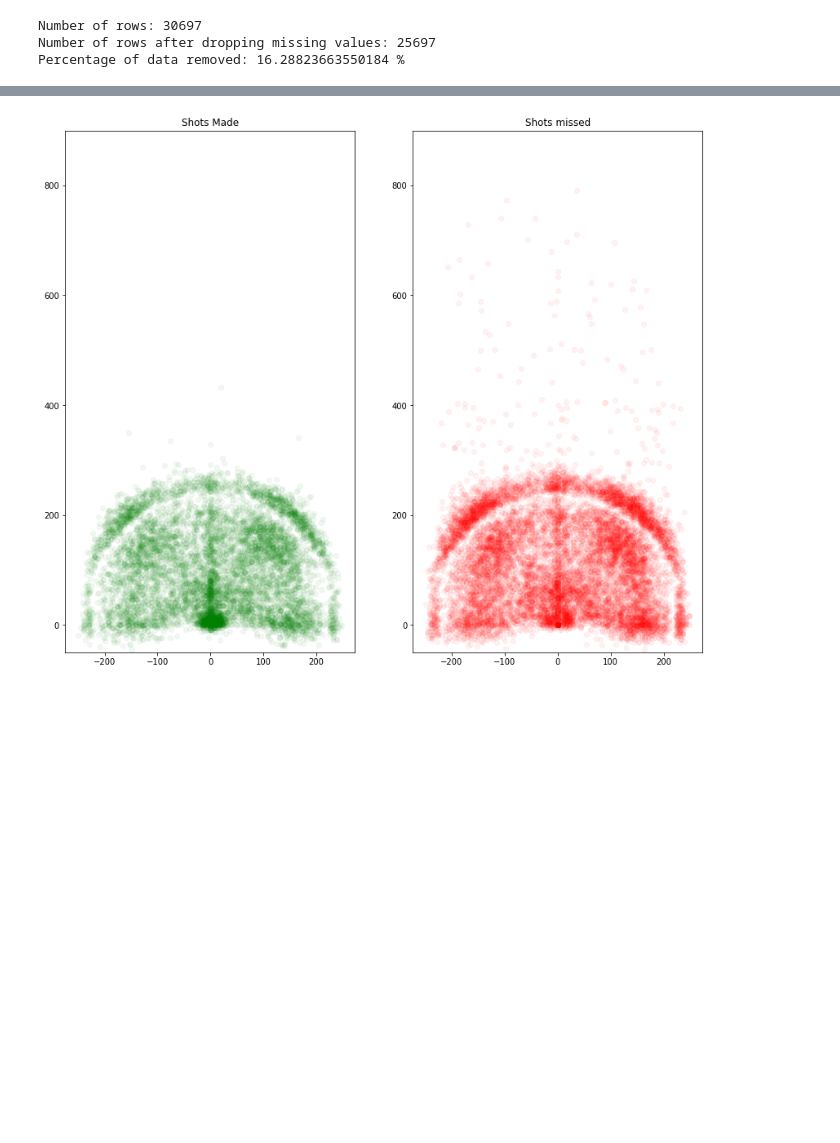
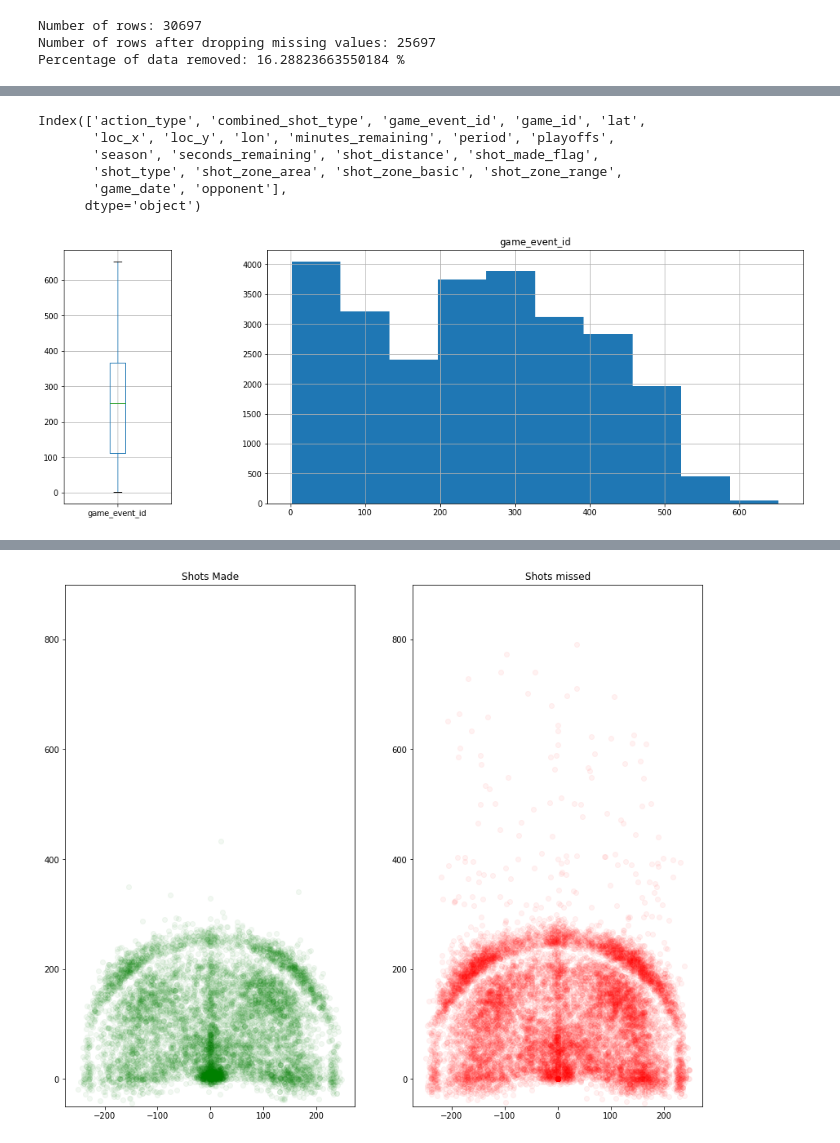
Before and after one commit to mitirmizi/koby-bryant-shot-selection, a Jupyter notebook: ismail_eda.ipynb, the cells around one changed output, grey strips where cells are left out. Drawn from its saved outputs; the diff is of its cells as text; code cells hidden in the pictures; blank space fills up the shorter version.

```diff
--- a/ismail_eda.ipynb
+++ b/ismail_eda.ipynb
@@ -55,5 +72,5 @@ Removing columns:
 # %%
-df = df.drop(labels=['team_name', 'team_id', 'matchup'], axis='columns')
+df = df.drop(labels=['team_name', 'team_id', 'matchup', 'shot_id'], axis='columns')
 # %% [markdown]
 Total columns removed: **3**
 # %% [markdown]
@@ -80,0 +102,16 @@ Percentage of data removed: 16.28823663550184 %
+# %%
+df.columns
+# %% [output]
+Index(['action_type', 'combined_shot_type', 'game_event_id', 'game_id', 'lat',
+       'loc_x', 'loc_y', 'lon', 'minutes_remaining', 'period', 'playoffs',
+       'season', 'seconds_remaining', 'shot_distance', 'shot_made_flag',
+       'shot_type', 'shot_zone_area', 'shot_zone_basic', 'shot_zone_range',
+       'game_date', 'opponent'],
+      dtype='object')
+# %%
+# fig, axes = plt.subplots(1,2, gridspec_kw={'width_ratios': [1, 4]}, figsize=(9,5))
+fig, axes = plt.subplots(1,2, gridspec_kw={'width_ratios': [1, 5]}, figsize=(17,6))
+df.boxplot(column='game_event_id',ax=axes[0]);
+df.hist(column='game_event_id', ax=axes[1]);
+# %% [output]
+[figure, added]
```
Also changed, not shown: parts of 28 cells of this notebook.
